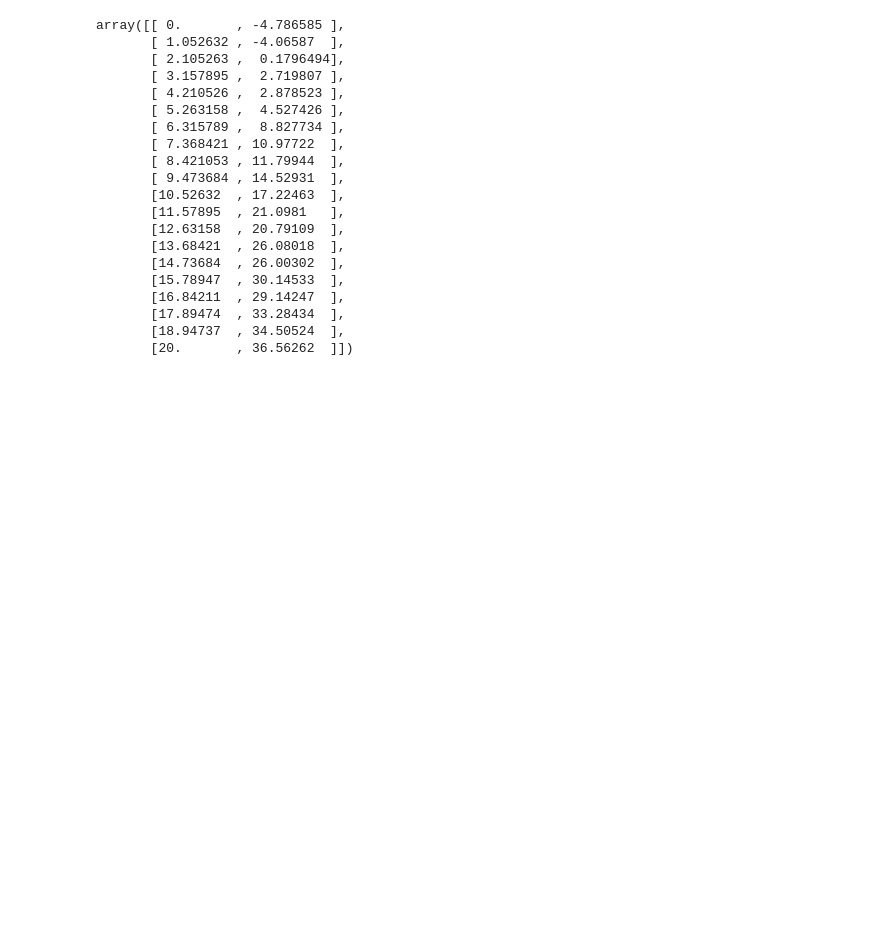
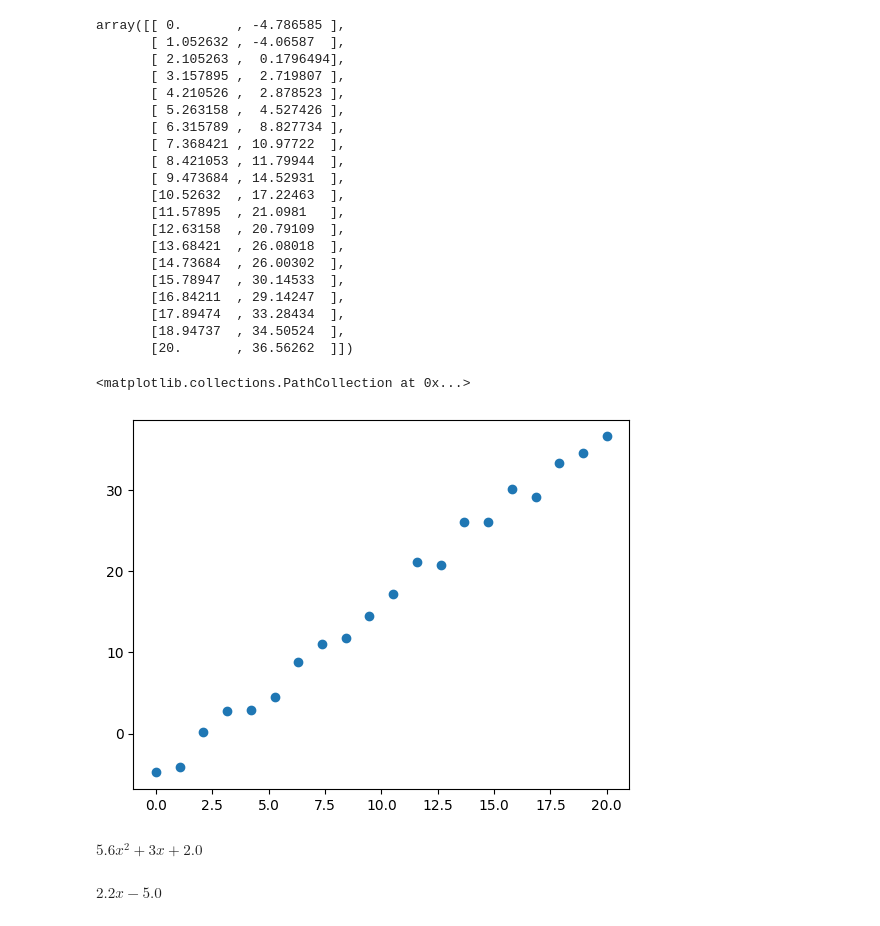
Before and after one commit to asegura4488/MetodosComputacionales2026, a Jupyter notebook: Semana11/MinimosCuadrados.ipynb, the cells around one changed output. Drawn from its saved outputs; the diff is of its cells as text; code cells hidden in the pictures; blank space fills up the shorter version.

```diff
--- a/Semana11/MinimosCuadrados.ipynb
+++ b/Semana11/MinimosCuadrados.ipynb
@@ -51,3 +51,11 @@ array([[ 0.       , -4.786585 ],
        [17.89474  , 33.28434  ],
        [18.94737  , 34.50524  ],
        [20.       , 36.56262  ]])
+# %%
+x = data[:,0]
+y = data[:,1]
+# %%
+plt.scatter(x,y)
+# %% [output]
+<matplotlib.collections.PathCollection at 0x...>
+[figure, added]
@@ -53,0 +80,4 @@ array([[ 0.       , -4.786585 ],
+# %%
+GetModel(x1,p)
+# %% [output]
+$\displaystyle 5.6 x^{2} + 3 x + 2.0$
@@ -53,0 +86,4 @@ array([[ 0.       , -4.786585 ],
+# %%
+GetModel(x1,p)
+# %% [output]
+$\displaystyle 2.2 x - 5.0$
```
Also changed, not shown: parts of 9 cells of this notebook.
